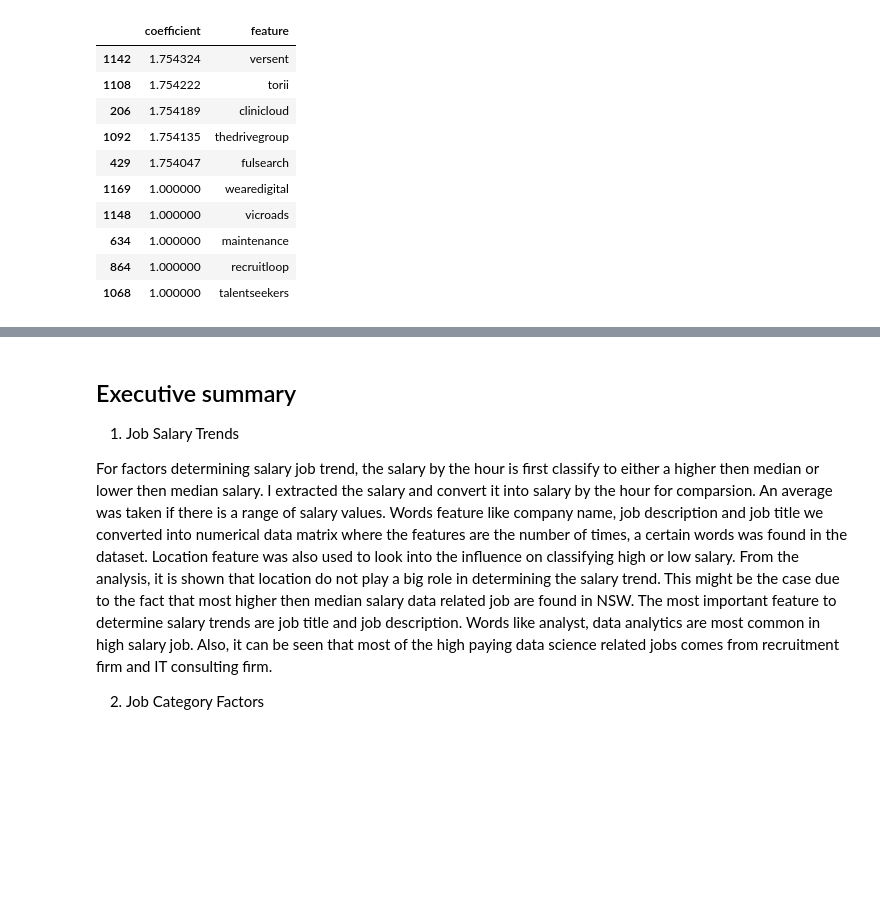
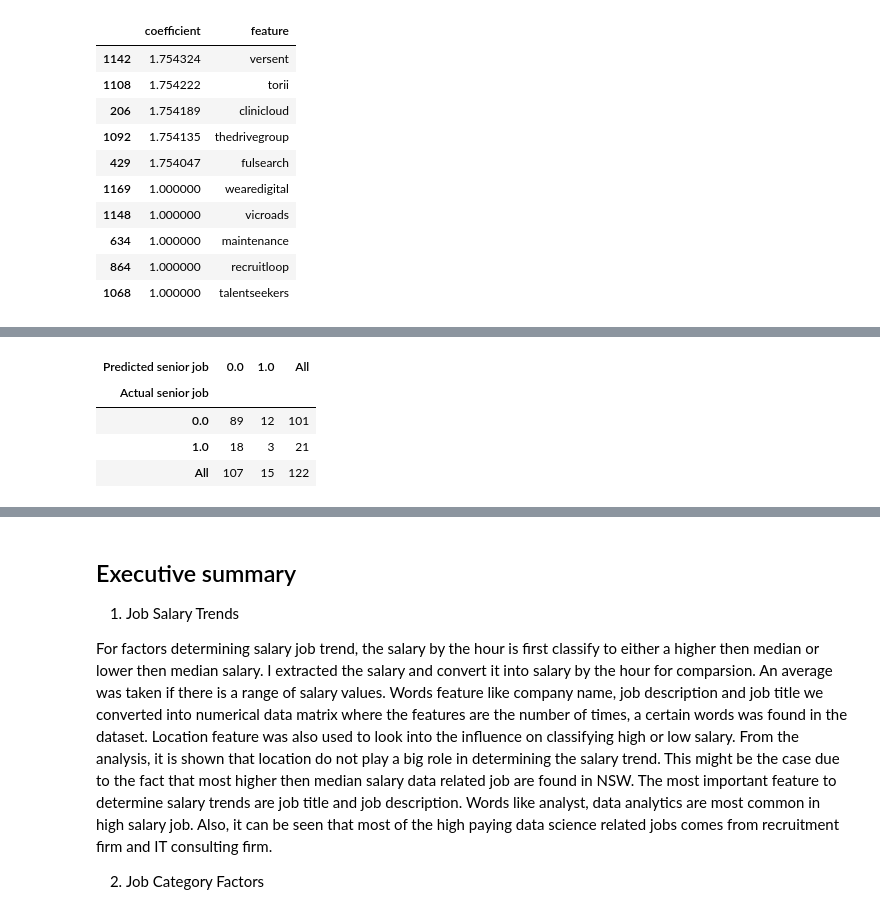
Before and after one commit to alankongfq/project, a Jupyter notebook: project_4/project4_ak.ipynb, the cells around one changed output, grey strips where cells are left out. Drawn from its saved outputs; the diff is of its cells as text; code cells hidden in the pictures; blank space fills up the shorter version.

```diff
--- a/project_4/project4_ak.ipynb
+++ b/project_4/project4_ak.ipynb
@@ -2186,0 +2230,12 @@ Same as random forest
+# %%
+pd.crosstab(
+    pd.Series(y_test, name ='Actual senior job'),
+    pd.Series(y_test_preds, name = 'Predicted senior job'),
+    margins = True
+)
+# %% [output]
+| Predicted senior job | 0.0 | 1.0 | All |
+| Actual senior job |  |  |  |
+| 0.0 | 89 | 12 | 101 |
+| 1.0 | 18 | 3 | 21 |
+| All | 107 | 15 | 122 |
```
Also changed, not shown: parts of 9 cells of this notebook, 3 other files.
